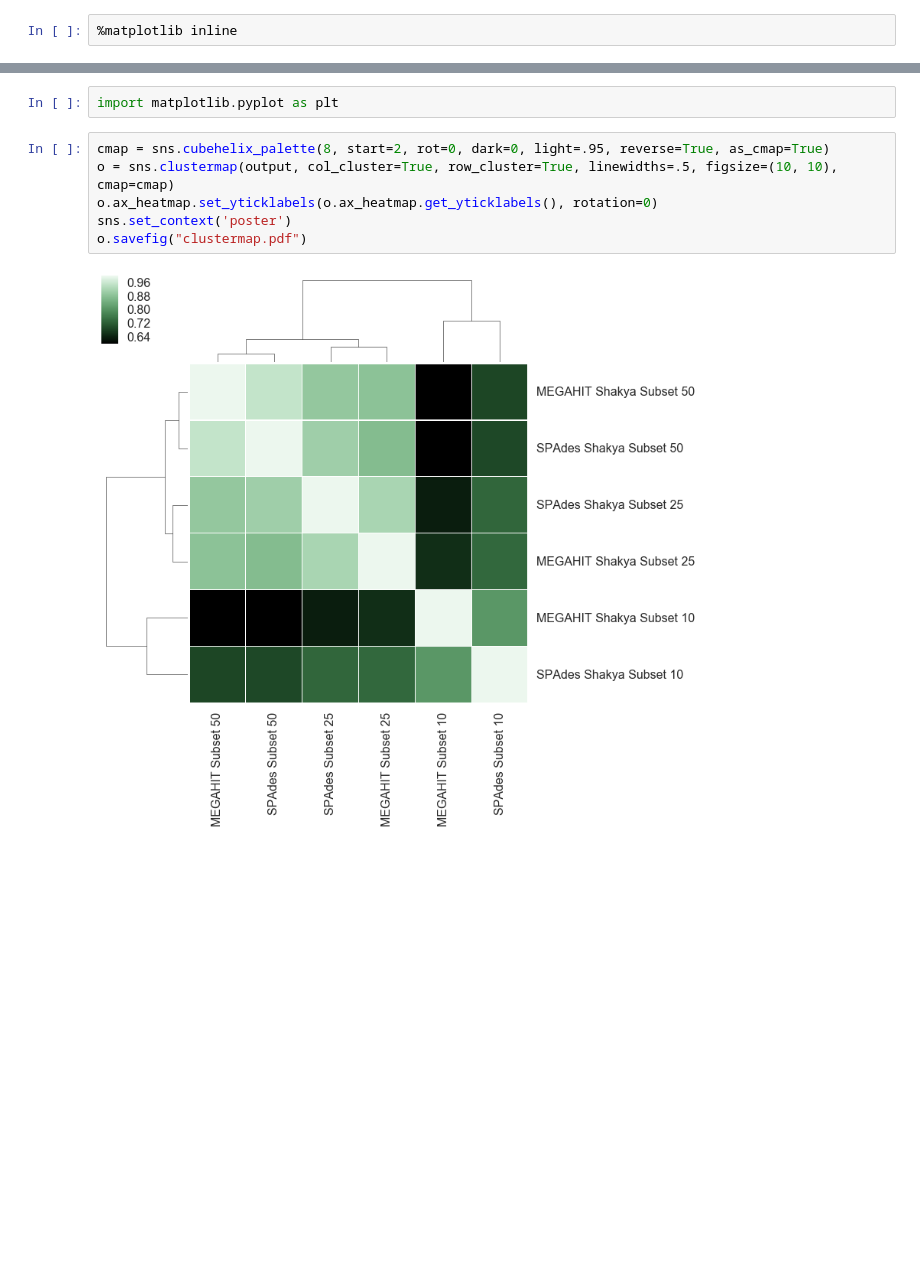
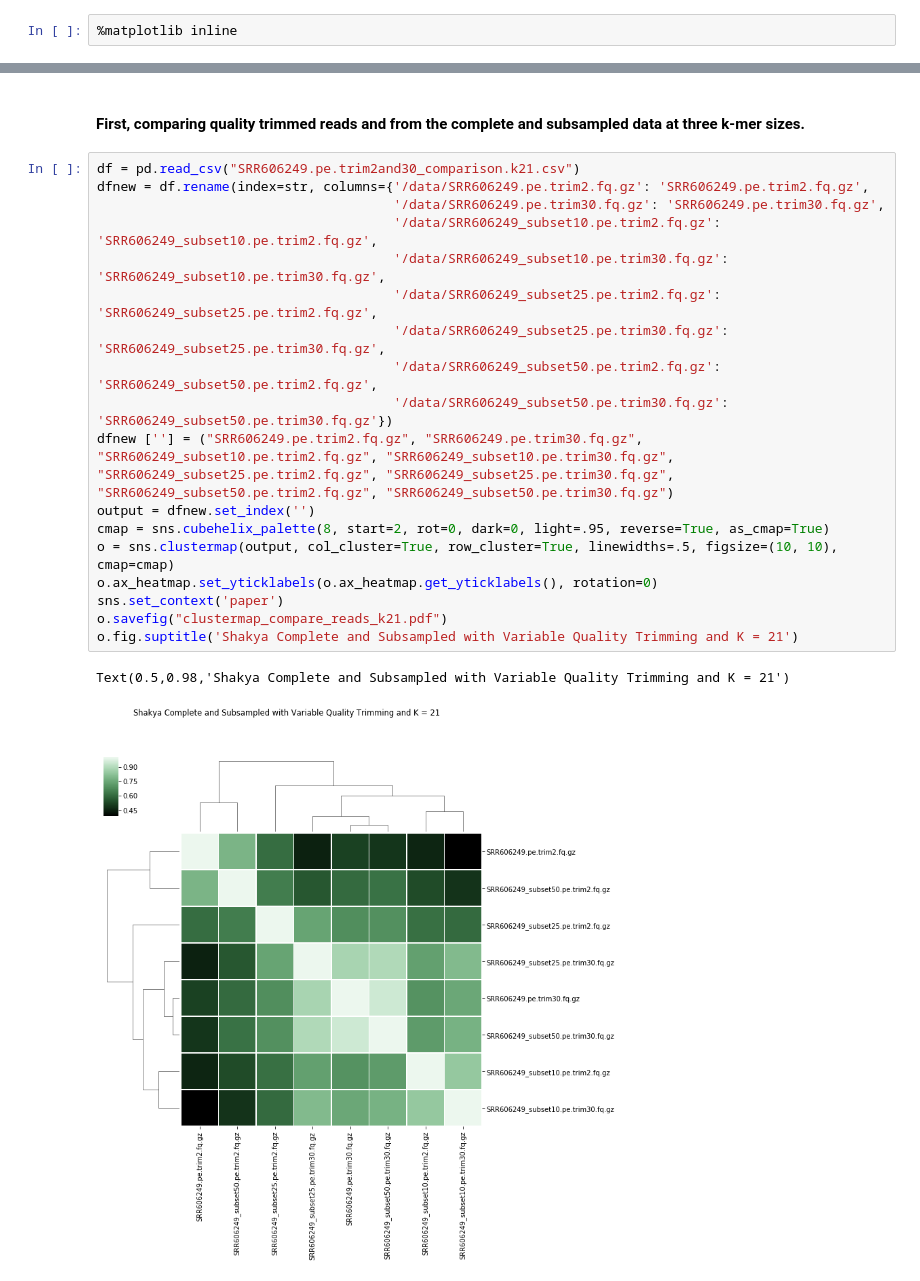
Before and after one commit to dahak-metagenomics/dahak, a Jupyter notebook: workflows/comparison/Metagenome_kmer_content_comparison.ipynb, the cells around one changed output, grey strips where cells are left out. Cells and saved outputs as stored; diff of their text form; blank space fills up the shorter version.

Commit message:
added notebooks for Taxonomic classification and comparison with sourmash. Updated README for comparison.

```diff
--- a/workflows/comparison/Metagenome_kmer_content_comparison.ipynb
+++ b/workflows/comparison/Metagenome_kmer_content_comparison.ipynb
@@ -36,10 +21,23 @@ output
-# %%
-import matplotlib.pyplot as plt
-# %%
-cmap = sns.cubehelix_palette(8, start=2, rot=0, dark=0, light=.95, reverse=True, as_cmap=True)
-o = sns.clustermap(output, col_cluster=True, row_cluster=True, linewidths=.5, figsize=(10, 10), cmap=cmap)
-o.ax_heatmap.set_yticklabels(o.ax_heatmap.get_yticklabels(), rotation=0)
-sns.set_context('poster')
-o.savefig("clustermap.pdf")
-# %% [output]
-[figure, removed]
+# %% [markdown]
+#### First, comparing quality trimmed reads and from the complete and subsampled data at three k-mer sizes.
+# %%
+df = pd.read_csv("SRR606249.pe.trim2and30_comparison.k21.csv")
+dfnew = df.rename(index=str, columns={'/data/SRR606249.pe.trim2.fq.gz': 'SRR606249.pe.trim2.fq.gz',
+                                      '/data/SRR606249.pe.trim30.fq.gz': 'SRR606249.pe.trim30.fq.gz',
+                                      '/data/SRR606249_subset10.pe.trim2.fq.gz': 'SRR606249_subset10.pe.trim2.fq.gz',
+                                      '/data/SRR606249_subset10.pe.trim30.fq.gz': 'SRR606249_subset10.pe.trim30.fq.gz',
+                                      '/data/SRR606249_subset25.pe.trim2.fq.gz': 'SRR606249_subset25.pe.trim2.fq.gz',
+                                      '/data/SRR606249_subset25.pe.trim30.fq.gz':	'SRR606249_subset25.pe.trim30.fq.gz',
+                                      '/data/SRR606249_subset50.pe.trim2.fq.gz': 'SRR606249_subset50.pe.trim2.fq.gz',
+                                      '/data/SRR606249_subset50.pe.trim30.fq.gz':  'SRR606249_subset50.pe.trim30.fq.gz'})
+dfnew [''] = ("SRR606249.pe.trim2.fq.gz", "SRR606249.pe.trim30.fq.gz", "SRR606249_subset10.pe.trim2.fq.gz", "SRR606249_subset10.pe.trim30.fq.gz", "SRR606249_subset25.pe.trim2.fq.gz", "SRR606249_subset25.pe.trim30.fq.gz", "SRR606249_subset50.pe.trim2.fq.gz", "SRR606249_subset50.pe.trim30.fq.gz")
+output = dfnew.set_index('')
+cmap = sns.cubehelix_palette(8, start=2, rot=0, dark=0, light=.95, reverse=True, as_cmap=True)
+o = sns.clustermap(output, col_cluster=True, row_cluster=True, linewidths=.5, figsize=(10, 10), cmap=cmap)
+o.ax_heatmap.set_yticklabels(o.ax_heatmap.get_yticklabels(), rotation=0)
+sns.set_context('paper')
+o.savefig("clustermap_compare_reads_k21.pdf")
+o.fig.suptitle('Shakya Complete and Subsampled with Variable Quality Trimming and K = 21')
+# %% [output]
+Text(0.5,0.98,'Shakya Complete and Subsampled with Variable Quality Trimming and K = 21')
+[figure, added]
```
Also changed, not shown: parts of 15 cells of this notebook, 2 other files.
